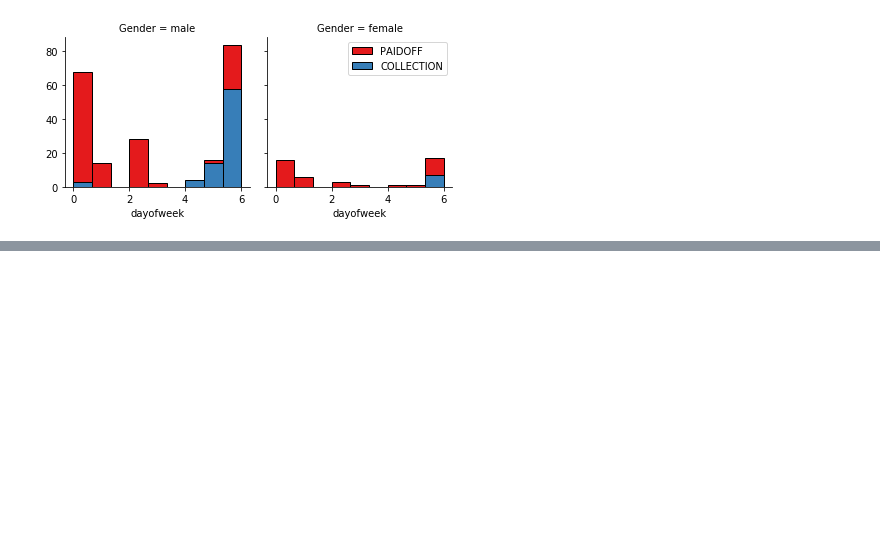
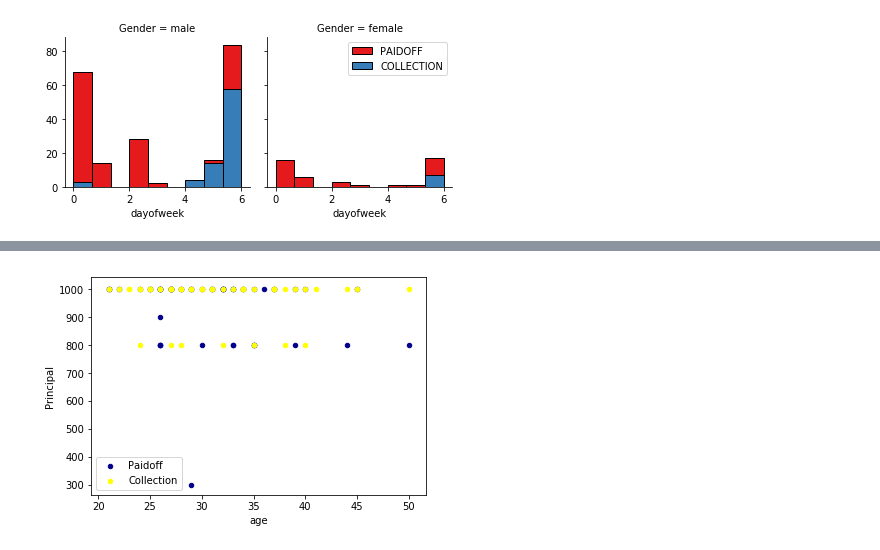
Before and after one commit to Nraoeluri/Capstone_Eluri_Project, a Jupyter notebook: Capstone_Intro_Notebook.ipynb, the cells around one changed output, grey strips where cells are left out. Cells and saved outputs as stored; diff of their text form; code cells hidden in the pictures; blank space fills up the shorter version.

```diff
--- a/Capstone_Intro_Notebook.ipynb
+++ b/Capstone_Intro_Notebook.ipynb
@@ -117,0 +506,3 @@ plt.show()
+# %%
+loan_df = pd.read_csv("loan_train.csv")
+loan_df.head()
@@ -117,0 +516,6 @@ plt.show()
+# %%
+ax = loan_df[loan_df['loan_status'] == 'PAIDOFF'][0:50].plot(kind='scatter', x='age', y='Principal', color='DarkBlue', label='Paidoff');
+loan_df[loan_df['loan_status'] == 'COLLECTION'][0:50].plot(kind='scatter', x='age', y='Principal', color='Yellow', label='Collection', ax=ax);
+plt.show()
+# %% [output]
+[figure, added]
```
Also changed, not shown: parts of 57 cells of this notebook.
